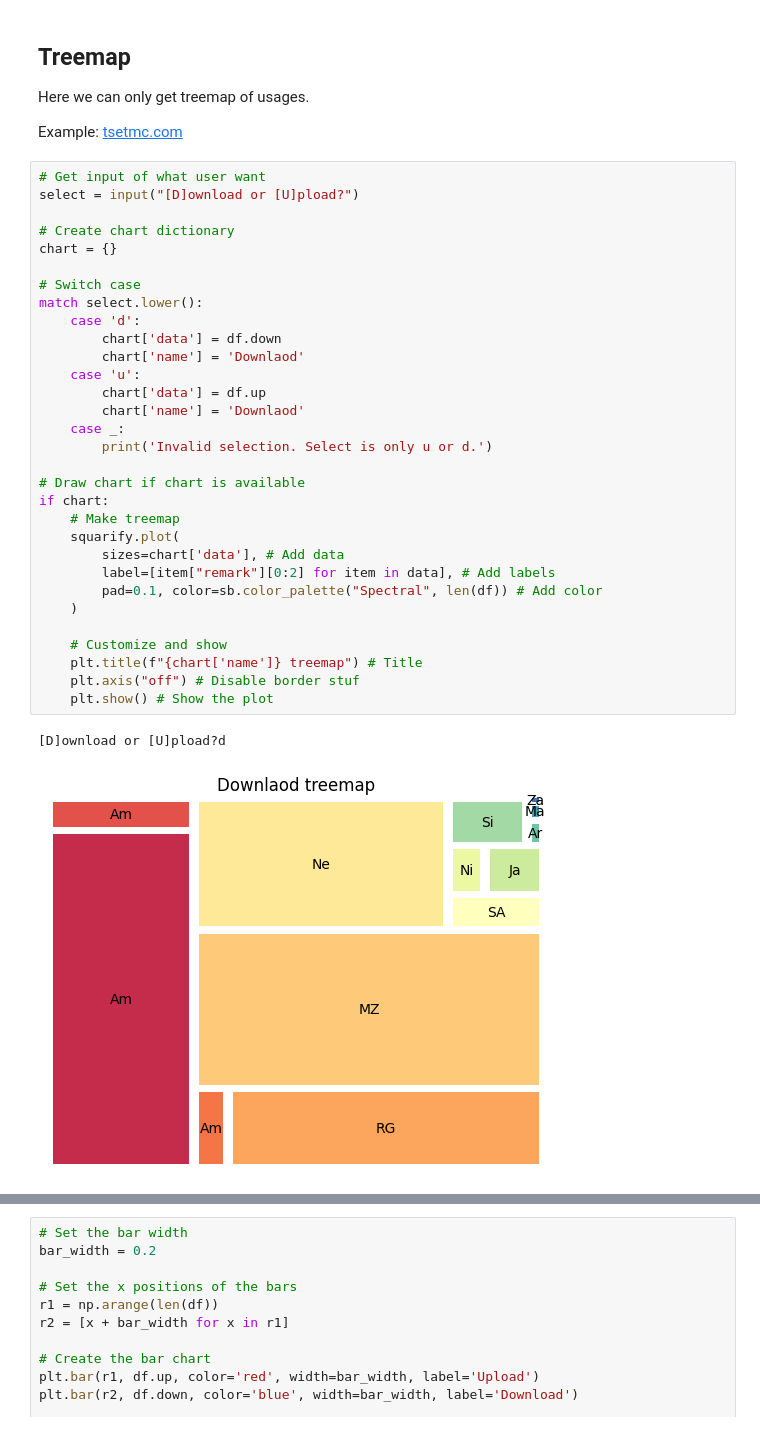
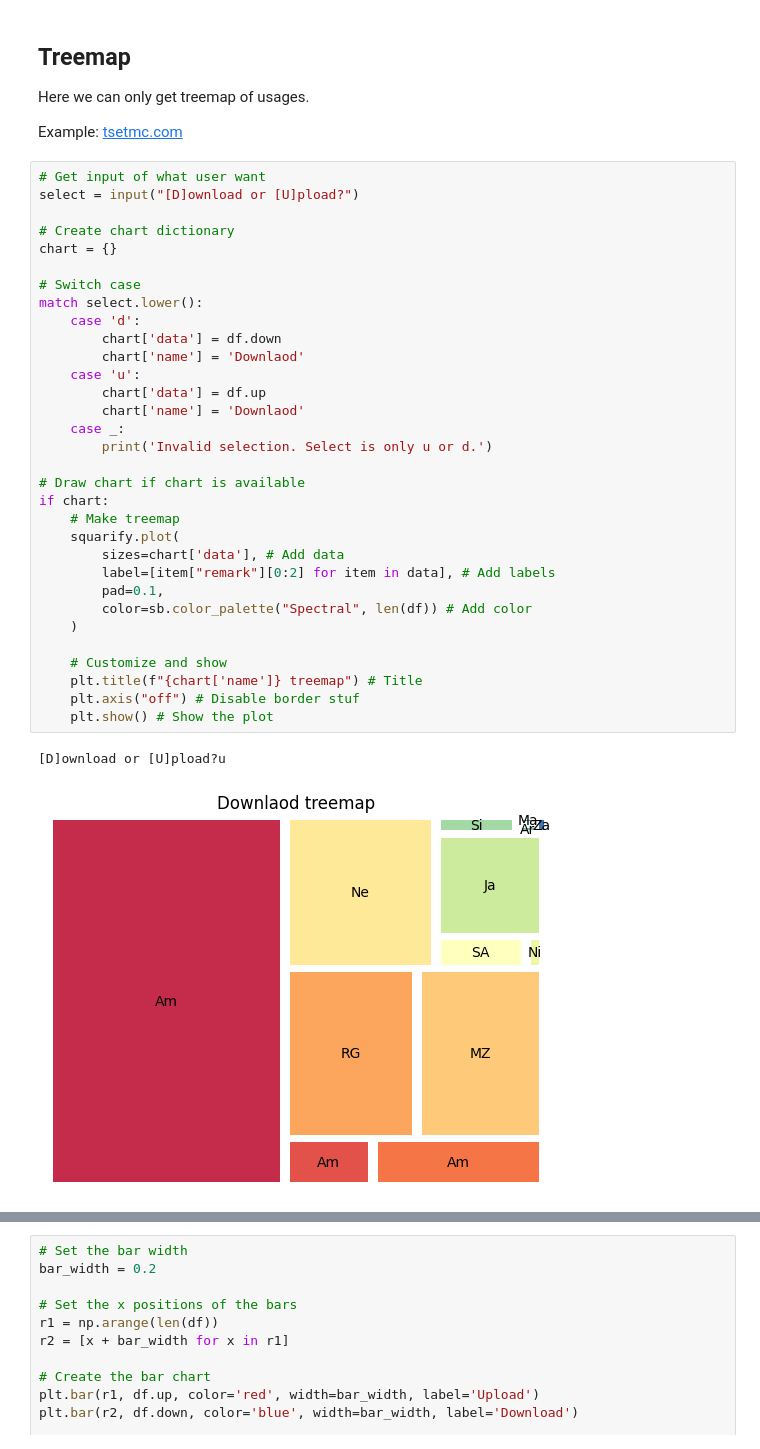
Before and after one commit to BlackIQ/vpn_analytics_notebooks, a Jupyter notebook: total.ipynb, the cells around one changed output, grey strips where cells are left out. Cells and saved outputs as stored; diff of their text form.

```diff
--- a/total.ipynb
+++ b/total.ipynb
@@ -70,34 +70,35 @@ Example: [tsetmc.com](http://main.tsetmc.com/marketmap)
 # Get input of what user want
 select = input("[D]ownload or [U]pload?")
 
 # Create chart dictionary
 chart = {}
 
 # Switch case
 match select.lower():
     case 'd':
         chart['data'] = df.down
         chart['name'] = 'Downlaod'
     case 'u':
         chart['data'] = df.up
         chart['name'] = 'Downlaod'
     case _:
         print('Invalid selection. Select is only u or d.')
 
 # Draw chart if chart is available
 if chart:
     # Make treemap
     squarify.plot(
         sizes=chart['data'], # Add data
         label=[item["remark"][0:2] for item in data], # Add labels
-        pad=0.1, color=sb.color_palette("Spectral", len(df)) # Add color
+        pad=0.1,
+        color=sb.color_palette("Spectral", len(df)) # Add color
     )
 
     # Customize and show
     plt.title(f"{chart['name']} treemap") # Title
     plt.axis("off") # Disable border stuf
     plt.show() # Show the plot
 # %% [output]
-[D]ownload or [U]pload?d
+[D]ownload or [U]pload?u
-[figure, old version]
+[figure, new version]
 # %% [markdown]
```
Also changed, not shown: parts of 3 cells of this notebook.
